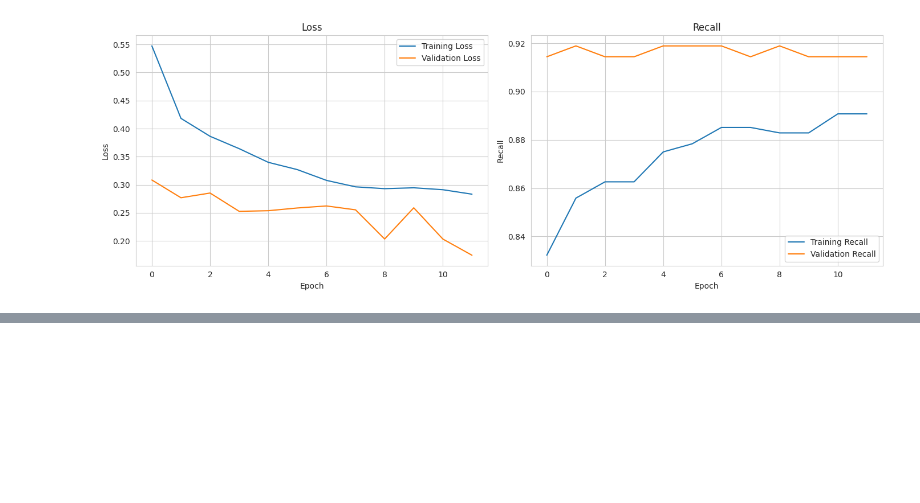
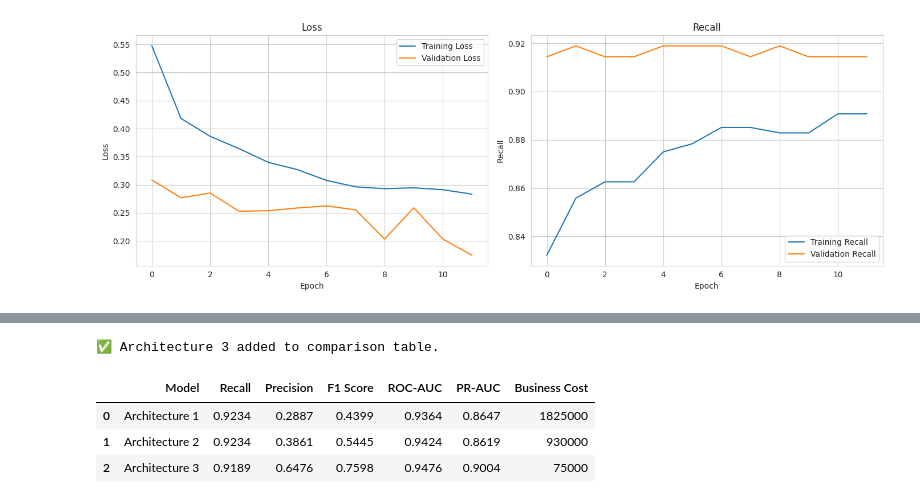
Before and after one commit to VandanaRaghunandan/ReneWind-Predictive-Maintenance, a Jupyter notebook: renewind.ipynb, the cells around one changed output, grey strips where cells are left out. Drawn from its saved outputs; the diff is of its cells as text; code cells hidden in the pictures; blank space fills up the shorter version.

```diff
--- a/renewind.ipynb
+++ b/renewind.ipynb
@@ -4482,0 +4581,73 @@ Epoch 12/100
+# %%
+# ==========================================================
+# Add Architecture 3 to Comparison Table
+# ==========================================================
+
+from sklearn.metrics import (
+    recall_score,
+    precision_score,
+    f1_score
+)
+
+# Convert probabilities to class predictions
+y_pred_arch3 = (y_prob_arch3 >= 0.50).astype(int)
+
+# Store Architecture 3 metrics
+model_results.append({
+
+    "Model": "Architecture 3",
+
+    "Recall": recall_score(
+        y_val,
+        y_pred_arch3
+    ),
+
+    "Precision": precision_score(
+        y_val,
+        y_pred_arch3
+    ),
+
+    "F1 Score": f1_score(
+        y_val,
+        y_pred_arch3
+    ),
+
+    "ROC-AUC": results_arch3["ROC_AUC"],
+
+    "PR-AUC": results_arch3["PR_AUC"],
+
+    "Business Cost": results_arch3["Business_Cost"]
+
+})
+
+print("✅ Architecture 3 added to comparison table.")
+# %% [output]
+✅ Architecture 3 added to comparison table.
+# %%
+# ==========================================================
+# Display Updated Model Comparison Table
+# ==========================================================
+
+comparison_df = pd.DataFrame(model_results)
+
+# Round numerical columns for readability
+comparison_df = comparison_df.round({
+
+    "Recall": 4,
+
+    "Precision": 4,
+
+    "F1 Score": 4,
+
+    "ROC-AUC": 4,
+
+    "PR-AUC": 4
+
+})
+
+display(comparison_df)
+# %% [output]
+|  | Model | Recall | Precision | F1 Score | ROC-AUC | PR-AUC | Business Cost |
+| 0 | Architecture 1 | 0.9234 | 0.2887 | 0.4399 | 0.9364 | 0.8647 | 1825000 |
+| 1 | Architecture 2 | 0.9234 | 0.3861 | 0.5445 | 0.9424 | 0.8619 | 930000 |
+| 2 | Architecture 3 | 0.9189 | 0.6476 | 0.7598 | 0.9476 | 0.9004 | 75000 |
```
Also changed, not shown: parts of 3 cells of this notebook.
